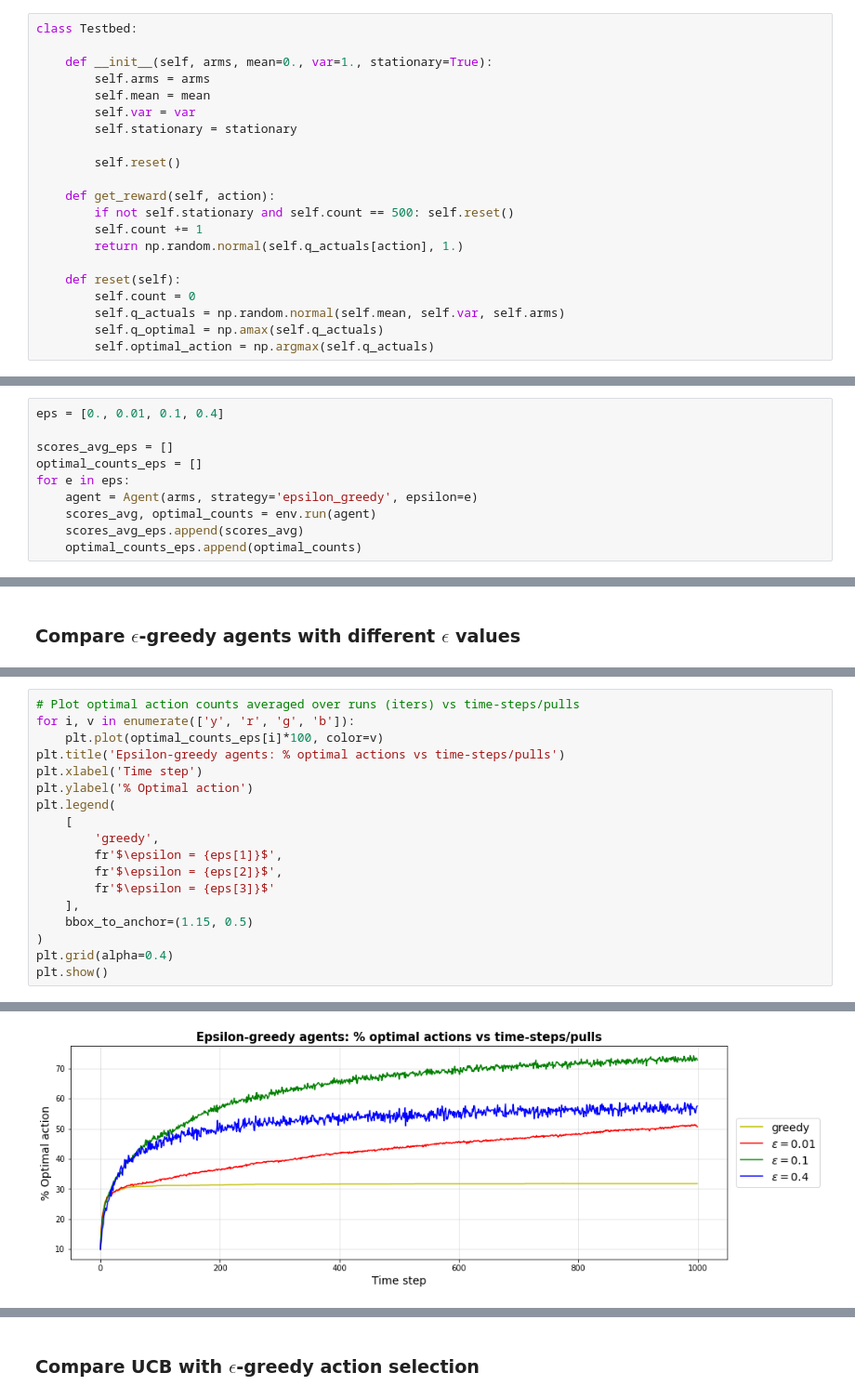
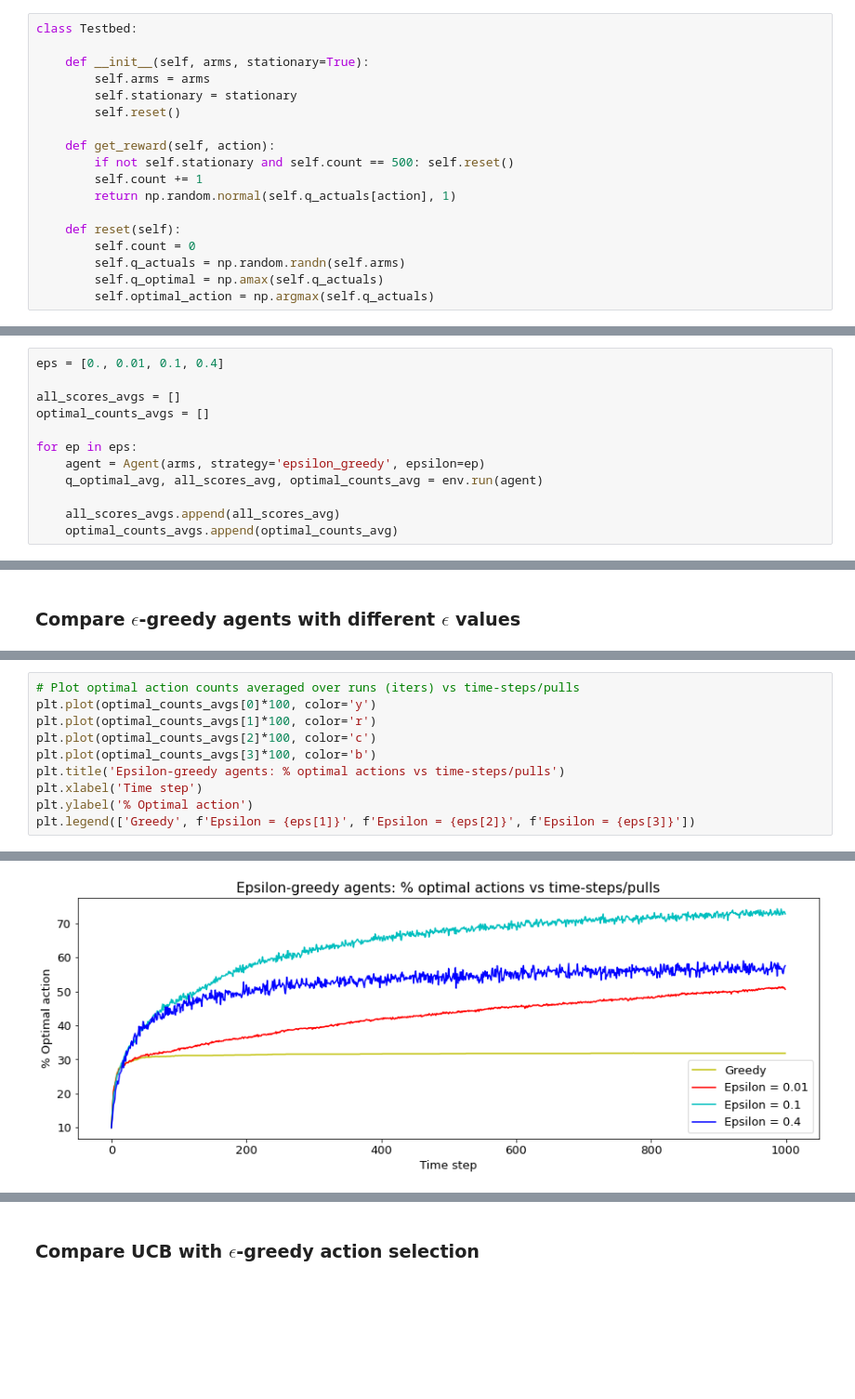
Before and after one commit to biswajitpawl/reinforcement-learning, a Jupyter notebook: multi-armed-bandits/multi-armed-bandits.ipynb, the cells around one changed output, grey strips where cells are left out. Shown: that part at 93% size. Cells and saved outputs as stored; diff of their text form; blank space fills up the shorter version.

```diff
--- a/multi-armed-bandits/multi-armed-bandits.ipynb
+++ b/multi-armed-bandits/multi-armed-bandits.ipynb
@@ -39,22 +33,19 @@ def softmax(values):
 # %%
 class Testbed:
 
-    def __init__(self, arms, mean=0., var=1., stationary=True):
+    def __init__(self, arms, stationary=True):
         self.arms = arms
-        self.mean = mean
-        self.var = var
         self.stationary = stationary
-
         self.reset()
 
     def get_reward(self, action):
         if not self.stationary and self.count == 500: self.reset()
         self.count += 1
-        return np.random.normal(self.q_actuals[action], 1.)
+        return np.random.normal(self.q_actuals[action], 1)
 
     def reset(self):
         self.count = 0
-        self.q_actuals = np.random.normal(self.mean, self.var, self.arms)
+        self.q_actuals = np.random.randn(self.arms)
         self.q_optimal = np.amax(self.q_actuals)
         self.optimal_action = np.argmax(self.q_actuals)
 # %% [markdown]
@@ -192,11 +167,13 @@ env = Environment(pulls, iterations, testbed)
 # %%
 eps = [0., 0.01, 0.1, 0.4]
 
-scores_avg_eps = []
-optimal_counts_eps = []
-for e in eps:
-    agent = Agent(arms, strategy='epsilon_greedy', epsilon=e)
-    scores_avg, optimal_counts = env.run(agent)
-    scores_avg_eps.append(scores_avg)
-    optimal_counts_eps.append(optimal_counts)
+all_scores_avgs = []
+optimal_counts_avgs = []
+
+for ep in eps:
+    agent = Agent(arms, strategy='epsilon_greedy', epsilon=ep)
+    q_optimal_avg, all_scores_avg, optimal_counts_avg = env.run(agent)
+
+    all_scores_avgs.append(all_scores_avg)
+    optimal_counts_avgs.append(optimal_counts_avg)
 # %% [output]
@@ -242,19 +213,11 @@ plt.show()
 # %%
 # Plot optimal action counts averaged over runs (iters) vs time-steps/pulls
-for i, v in enumerate(['y', 'r', 'g', 'b']):
-    plt.plot(optimal_counts_eps[i]*100, color=v)
+plt.plot(optimal_counts_avgs[0]*100, color='y')
+plt.plot(optimal_counts_avgs[1]*100, color='r')
+plt.plot(optimal_counts_avgs[2]*100, color='c')
+plt.plot(optimal_counts_avgs[3]*100, color='b')
 plt.title('Epsilon-greedy agents: % optimal actions vs time-steps/pulls')
 plt.xlabel('Time step')
 plt.ylabel('% Optimal action')
-plt.legend(
-    [
-        'greedy',
-        fr'$\epsilon = {eps[1]}$',
-        fr'$\epsilon = {eps[2]}$',
-        fr'$\epsilon = {eps[3]}$'
-    ],
-    bbox_to_anchor=(1.15, 0.5)
-)
-plt.grid(alpha=0.4)
-plt.show()
+plt.legend(['Greedy', f'Epsilon = {eps[1]}', f'Epsilon = {eps[2]}', f'Epsilon = {eps[3]}'])
 # %% [output]
@@ -261,2 +225,2 @@ plt.show()
-[figure, old version]
+[figure, new version]
 # %% [markdown]
```
Also changed, not shown: parts of 27 cells of this notebook, 2 other files.
